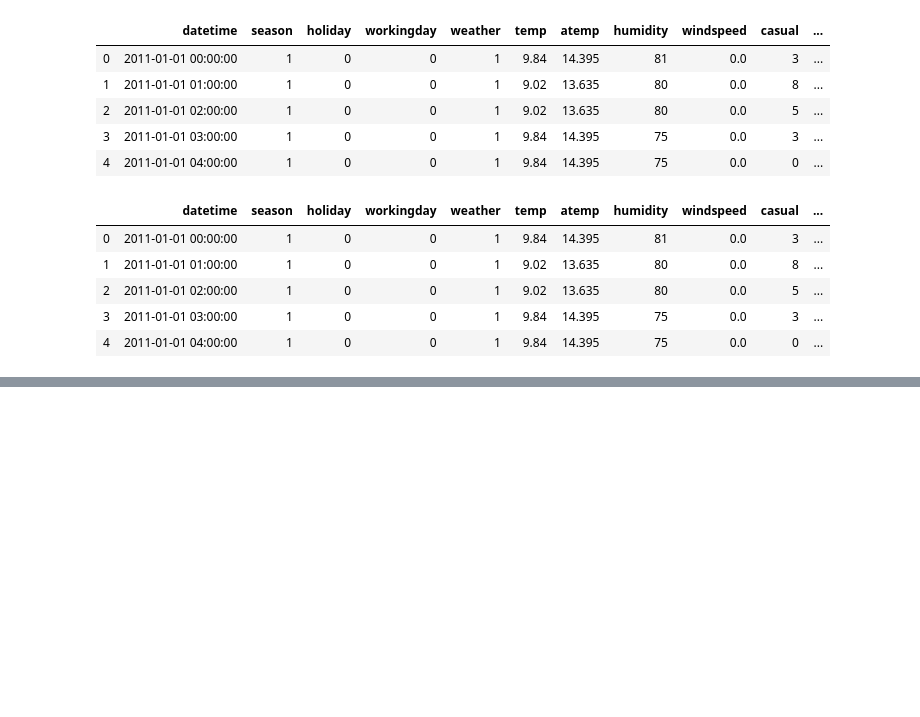
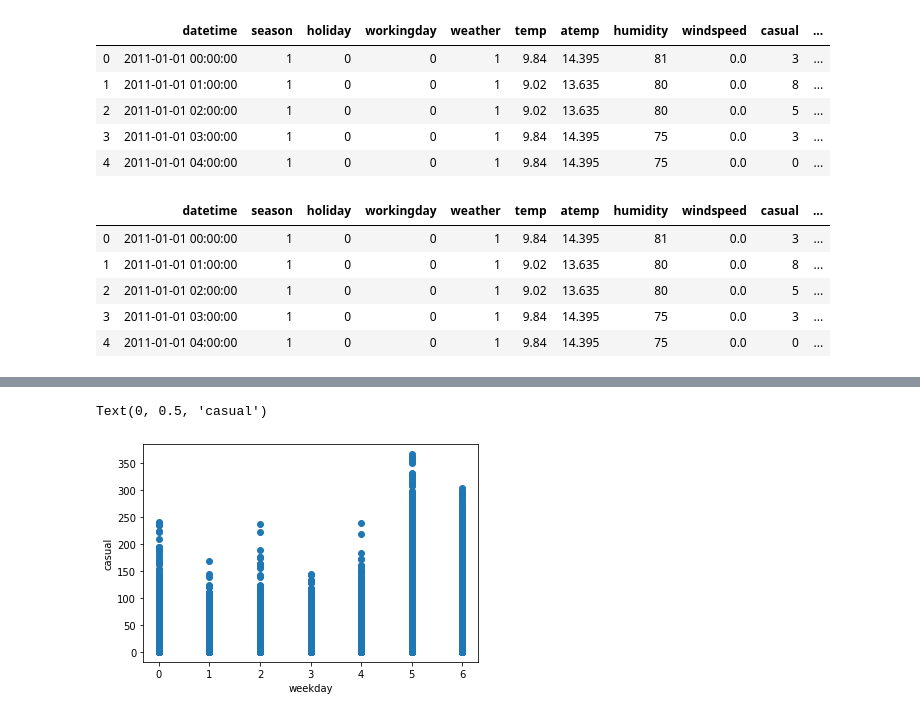
Before and after one commit to EdKsenia/AnalysisSem, a Jupyter notebook: Analis.ipynb, the cells around one changed output, grey strips where cells are left out. Cells and saved outputs as stored; diff of their text form; code cells hidden in the pictures; blank space fills up the shorter version.

```diff
--- a/Analis.ipynb
+++ b/Analis.ipynb
@@ -222,0 +216,8 @@ False
+# %%
+# статистика по дням недели для не зарегестрированных пользователей
+plt.scatter(train['weekday'], train['casual'])
+plt.xlabel('weekday')
+plt.ylabel('casual')
+# %% [output]
+Text(0, 0.5, 'casual')
+[figure, added]
```
Also changed, not shown: parts of 8 cells of this notebook.
